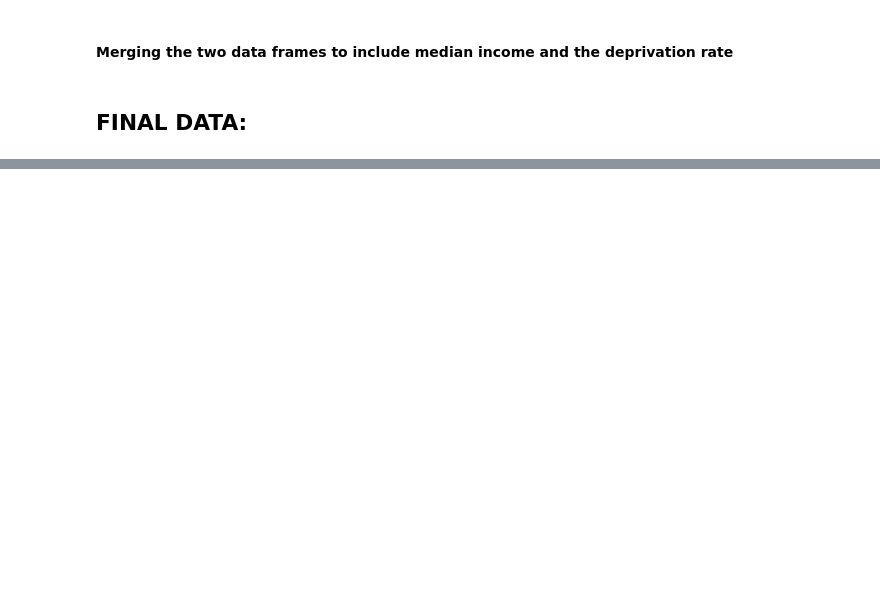
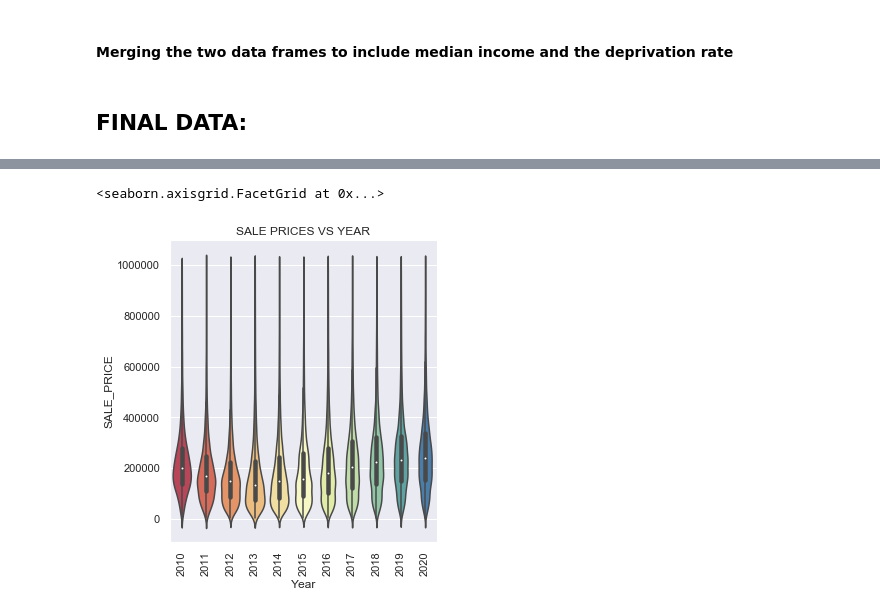
Before and after one commit to savio0694/IRELAND_HOUSING, a Jupyter notebook: IRELAND HOUSING - Copy.ipynb, the cells around one changed output, grey strips where cells are left out. Drawn from its saved outputs; the diff is of its cells as text; code cells hidden in the pictures; blank space fills up the shorter version.

Commit message:
added graphs

```diff
--- a/IRELAND HOUSING - Copy.ipynb
+++ b/IRELAND HOUSING - Copy.ipynb
@@ -7,6 +7,7 @@ import pandas as pd
 import numpy as np
 import matplotlib.pyplot as plt
 import seaborn as sns
+sns.set_style("darkgrid")
 import os
 import re
 # %%
@@ -189,0 +201,8 @@ final_data.head()
+# %%
+
+g=sns.catplot(x="Year", y="SALE_PRICE", kind="violin", data=final_data,palette='Spectral')
+plt.title("SALE PRICES VS YEAR")
+g.set_xticklabels(rotation=90)
+# %% [output]
+<seaborn.axisgrid.FacetGrid at 0x...>
+[figure, added]
```
Also changed, not shown: parts of 13 cells of this notebook, 1 other file.
